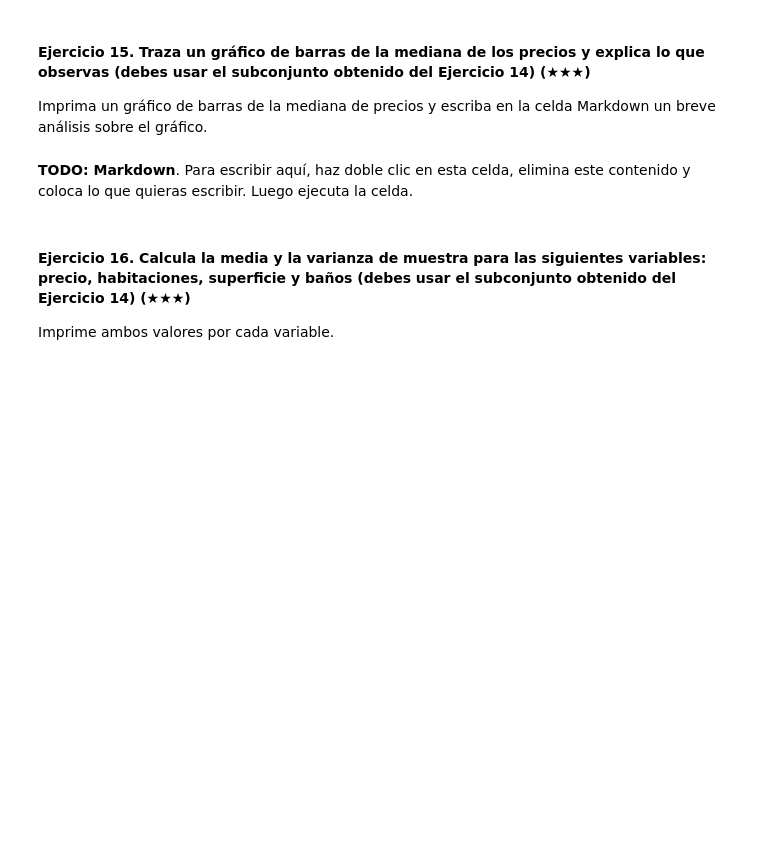
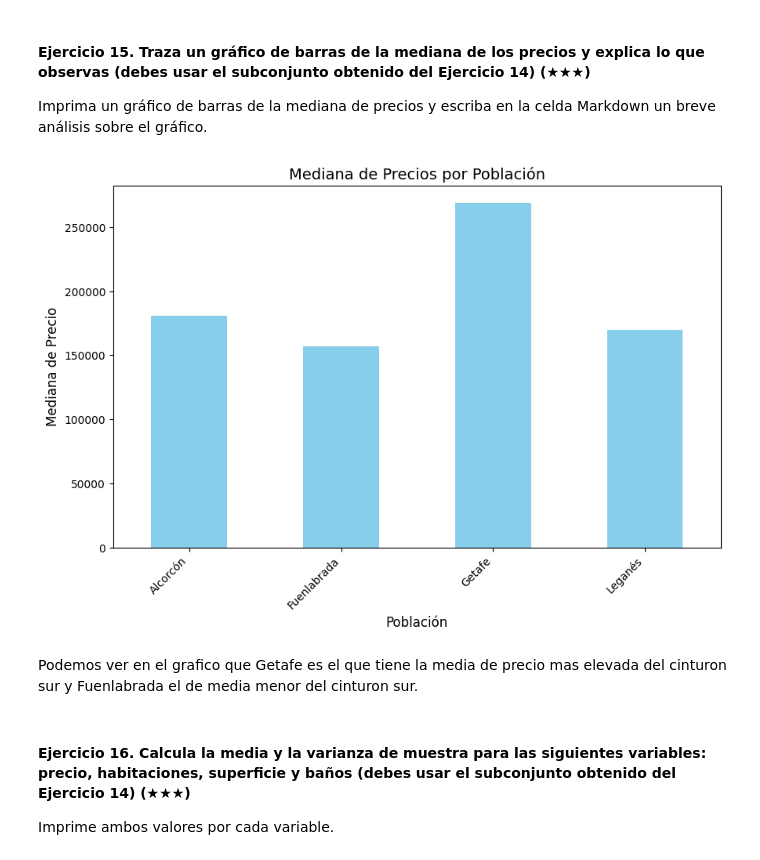
Before and after one commit to Facudlomas/realestate-datacleanup-exercise, a Jupyter notebook: project.es.ipynb, the cells around one changed output. Saved outputs shown, nothing was run; the diff lists cells and outputs as text; code cells hidden in the pictures; blank space fills up the shorter version.

```diff
--- a/project.es.ipynb
+++ b/project.es.ipynb
@@ -226,4 +270,8 @@ Imprima la población y el número de casas.
 
 Pista: Filtra el DataFrame original usando la columna `level5` y la función `isin`.
 # %%
-# TODO
+cinturon_sur = ["Fuenlabrada", "Leganés", "Getafe", "Alcorcón"]
+
+# Filtrar el DataFrame original para que solo contenga esas poblaciones en la columna 'level5'
+df_cinturon_sur = ds[ds['level5'].isin(cinturon_sur)]
+df_cinturon_sur
@@ -232,9 +294,27 @@ Pista: Filtra el DataFrame original usando la columna `level5` y la función `is
 
 Imprima un gráfico de barras de la mediana de precios y escriba en la celda Markdown un breve análisis sobre el gráfico.
 # %%
-# TODO: Code
+# Calcular la mediana de precios por población (columna 'level5')
+mediana_precios = df_cinturon_sur.groupby('level5')['price'].median()
+
+# Crear el gráfico de barras
+plt.figure(figsize=(10, 6))
+mediana_precios.plot(kind='bar', color='skyblue')
+
+# Título y etiquetas
+plt.title('Mediana de Precios por Población', fontsize=14)
+plt.xlabel('Población', fontsize=12)
+plt.ylabel('Mediana de Precio', fontsize=12)
+plt.xticks(rotation=45, ha='right')
+
+
+# Mostrar el gráfico
+
+plt.show()
+# %% [output]
+[figure, added]
 # %% [markdown]
-**TODO: Markdown**. Para escribir aquí, haz doble clic en esta celda, elimina este contenido y coloca lo que quieras escribir. Luego ejecuta la celda.
+Podemos ver en el grafico que Getafe es el que tiene la media de precio mas elevada del cinturon sur y Fuenlabrada el de media menor del cinturon sur.
 # %% [markdown]
 #### Ejercicio 16. Calcula la media y la varianza de muestra para las siguientes variables: precio, habitaciones, superficie y baños (debes usar el subconjunto obtenido del Ejercicio 14) (★★★)
 
```
Also changed, not shown: parts of 12 cells of this notebook.
